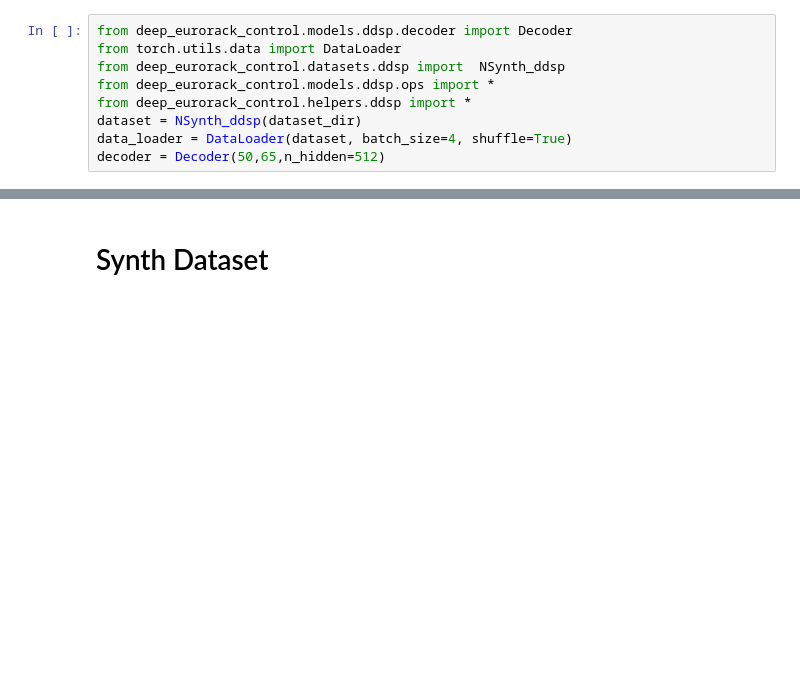
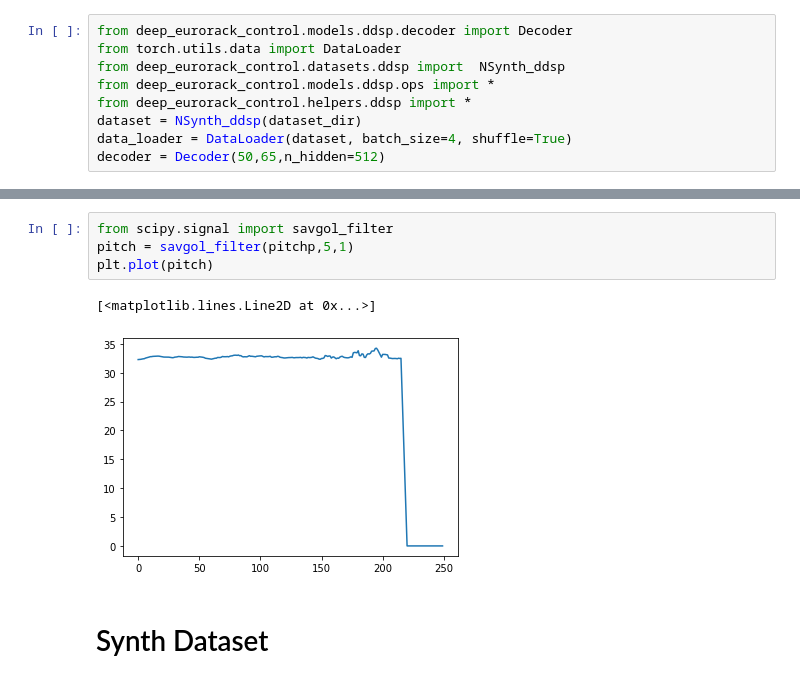
Before and after one commit to nabsara/deep-eurorack-control, a Jupyter notebook: notebooks/Untitled.ipynb, the cells around one changed output, grey strips where cells are left out. Saved outputs shown, nothing was run; the diff lists cells and outputs as text; blank space fills up the shorter version.

```diff
--- a/notebooks/Untitled.ipynb
+++ b/notebooks/Untitled.ipynb
@@ -64,3 +51,10 @@ To enable them in other operations, rebuild TensorFlow with the appropriate comp
+# %%
+from scipy.signal import savgol_filter
+pitch = savgol_filter(pitchp,5,1)
+plt.plot(pitch)
+# %% [output]
+[<matplotlib.lines.Line2D at 0x...>]
+[figure, added]
 # %% [markdown]
 # Synth Dataset
 # %%
```
Also changed, not shown: parts of 5 cells of this notebook, 1 other file.
